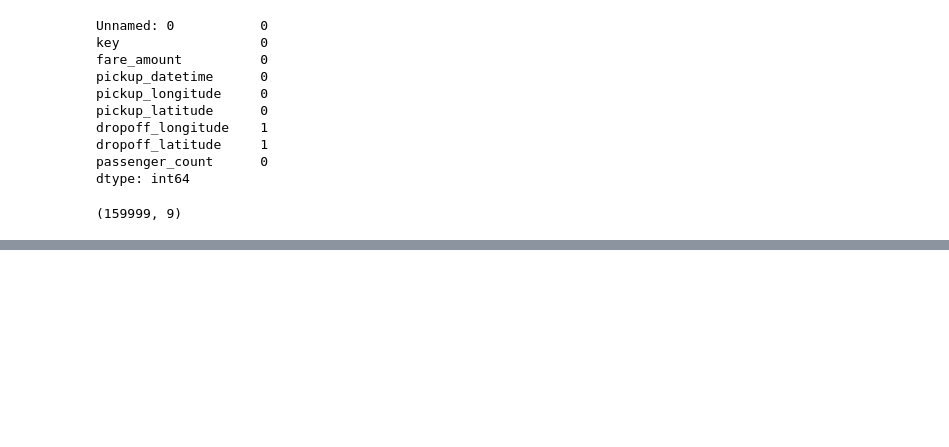
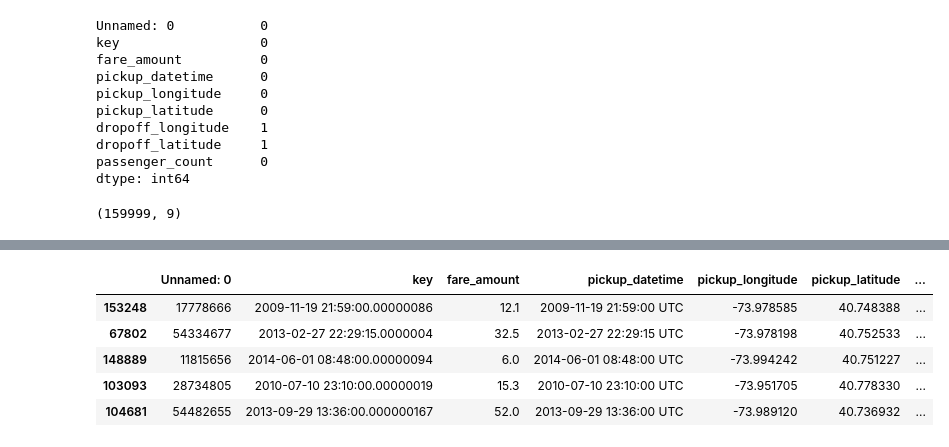
Before and after one commit to wyattsaltzman/Applied-ML-project-3, a Jupyter notebook: uber_dataset.ipynb, the cells around one changed output, grey strips where cells are left out. Drawn from its saved outputs; the diff is of its cells as text; code cells hidden in the pictures; blank space fills up the shorter version.

```diff
--- a/uber_dataset.ipynb
+++ b/uber_dataset.ipynb
@@ -102,0 +139,21 @@ uber.shape
+# %%
+from sklearn.base import BaseEstimator, TransformerMixin
+
+class CustomTransformer(BaseEstimator, TransformerMixin):
+    def __init__(self, add_weekends=True, cyclic_time=True):
+        self.add_weekends = add_weekends
+        self.cyclic_time = cyclic_time
+    def fit(self, X, y=None):
+        return self
+    def transform(self, X, y=None):
+        X.loc[:'date'] = pd.to_datetime(X['pickup_datetime'])
+        X.loc[:'day'] = X['date'].dt.dayofweek
+        X.loc[:'hour'] = X['date'].dt.hour
+        if(add_weekends):
+            X.loc[:'weekend'] = X['day'].apply(lambda x: 'yes' if x == 'yes' else 'no')
+        if(cyclic_time):
+            X.loc[:'hour_sin'] = np.sin(2*np.pi*X['hour']/24)
+            X.loc[:'hour_cos'] = np.cos(2*np.pi*X['hour']/24)
+        X.drop(['pickup_datetime', 'date', 'day'], axis=1, inplace=True)
+        X = X.dropna()
+        return X.values
@@ -102,0 +177,12 @@ uber.shape
+# %%
+hour_in_day = 24
+test['sin_time'] = np.sin(2*np.pi*test.hour/hour_in_day)
+test['cos_time'] = np.cos(2*np.pi*test.hour/hour_in_day)
+test.head()
+# %% [output]
+|  | Unnamed: 0 | key | fare_amount | pickup_datetime | pickup_longitude | pickup_latitude | ... |
+| 153248 | 17778666 | 2009-11-19 21:59:00.00000086 | 12.1 | 2009-11-19 21:59:00 UTC | -73.978585 | 40.748388 | ... |
+| 67802 | 54334677 | 2013-02-27 22:29:15.0000004 | 32.5 | 2013-02-27 22:29:15 UTC | -73.978198 | 40.752533 | ... |
+| 148889 | 11815656 | 2014-06-01 08:48:00.00000094 | 6.0 | 2014-06-01 08:48:00 UTC | -73.994242 | 40.751227 | ... |
+| 103093 | 28734805 | 2010-07-10 23:10:00.00000019 | 15.3 | 2010-07-10 23:10:00 UTC | -73.951705 | 40.778330 | ... |
+| 104681 | 54482655 | 2013-09-29 13:36:00.000000167 | 52.0 | 2013-09-29 13:36:00 UTC | -73.989120 | 40.736932 | ... |
```
Also changed, not shown: parts of 12 cells of this notebook.
